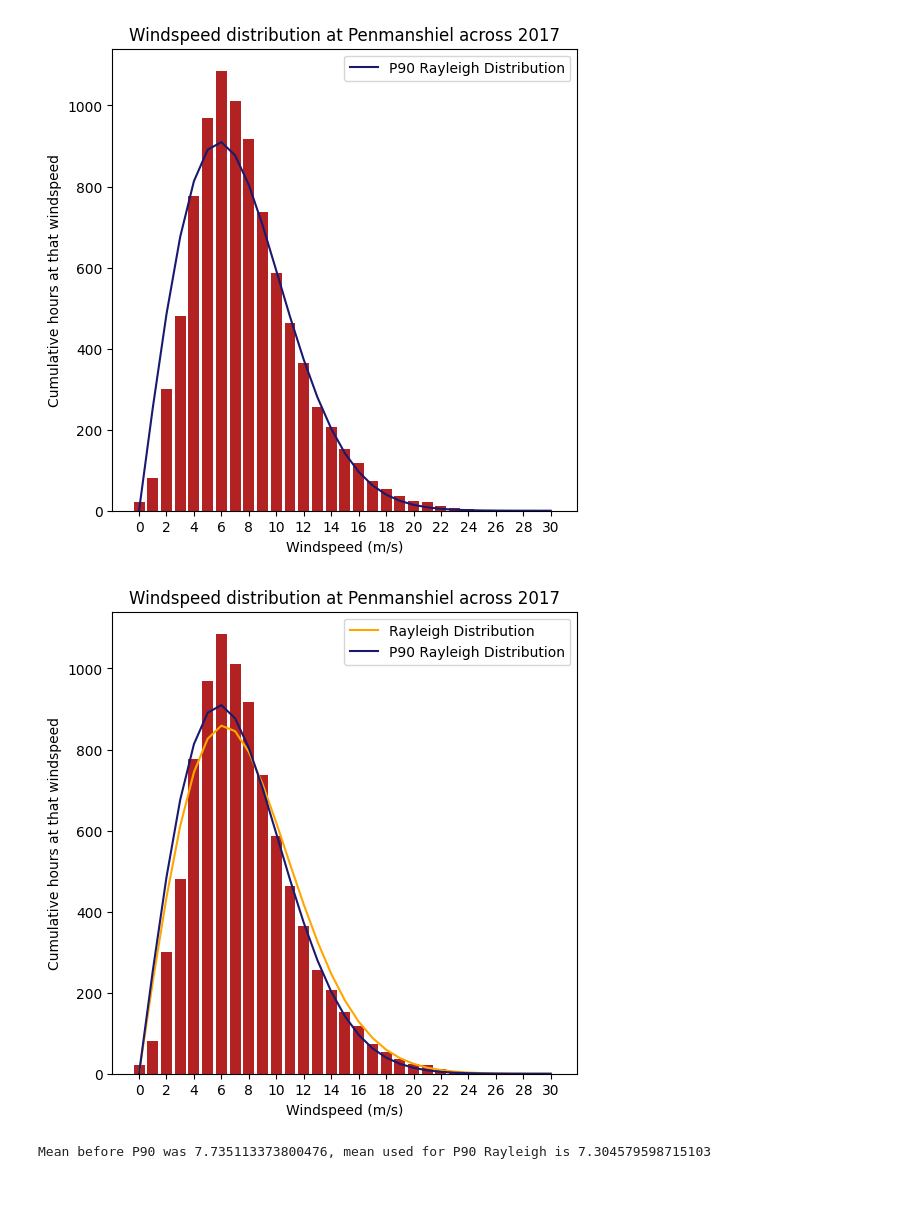
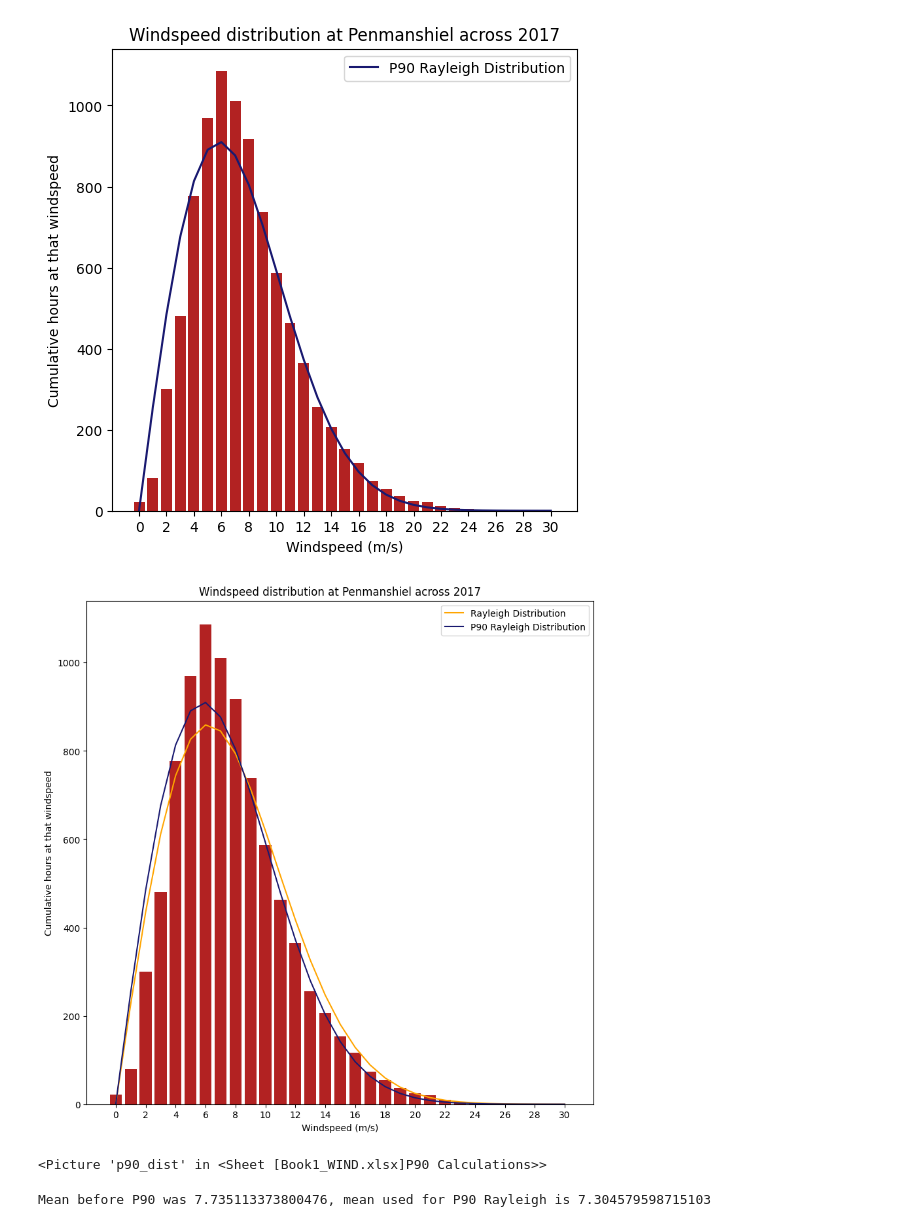
Before and after one commit to sofiagilardini/wind_energy_5, a Jupyter notebook: py3.ipynb, the cells around one changed output. Drawn from its saved outputs; the diff is of its cells as text; code cells hidden in the pictures; blank space fills up the shorter version.

```diff
--- a/py3.ipynb
+++ b/py3.ipynb
@@ -28,9 +60,15 @@ df_C_9 = pandas.read_excel(f'./datasets/{site_list[2]}.xlsx' , sheet_name=9)
 # %%
 list_df = [df_C_0, df_C_1, df_C_2, df_C_3, df_C_4, df_C_5, df_C_6, df_C_7, df_C_8, df_C_9]
 
-for i in range(len(list_df)):
-    list_df[i].columns = ['datetime', 'mean_wind_dir', 'mean_speed_knots'] # for standardisation
-    list_df[i] = list_df[i][:-1] # removes 'end data' row
+years_list = [2013, 2014, 2015, 2016, 2017, 2018, 2019, 2020, 2021, 2022]
+
+for index, df in enumerate(list_df):
+    list_df[index].columns = ['datetime', 'mean_wind_dir', 'mean_speed_knots'] # for standardisation
+    list_df[index] = list_df[index][:-1] # removes 'end data' row
+
+    #df['year'] = years_list[index]
+
+
     #list_df[i]["mean_speed_ms"] = (list_df[i]['mean_speed_knots'] * (1 / 1.94384)) does not work
 
 
@@ -142,6 +196,8 @@ for df in list_df:
 
 
 P90_df = pandas.DataFrame(data = mean_list_C, columns=['mean_C'])
+P90_df['year'] = years_list
+
 P90_df = P90_df.sort_values(by = 'mean_C').reset_index(drop = True)
 
 
@@ -182,9 +238,14 @@ P90_df
 # %%
-P90_df['rank'] = P90_df['mean_P'].rank(ascending=False)
+
+
+P90_df['mean_P_scaled'] = (np.log(z_2/z_0) / (np.log(z_1/z_0))) * P90_df['mean_P']
+
+
+P90_df['rank'] = P90_df['mean_P_scaled'].rank(ascending=False)
 
 totalyears = len(P90_df)
 
-P90_df['exc_prob'] = P90_df['rank'] / (totalyears+1)
-
+P90_df['exc_prob'] = (P90_df['rank'] / (totalyears+1) * 100
+)
 P90_df
 # %% [output]
@@ -214,6 +316,6 @@ Text(0, 0.5, 'Exceedance Probability')
 # %%
 number_years = len(P90_df)
-mean_p90_df = P90_df['mean_P'].mean()
+mean_p90_df = P90_df['mean_P_scaled'].mean()
 sd_p90_df = P90_df['mean_P'].std()
 
 # p90 as a number of std = 1.282
@@ -223,3 +325,8 @@ p90_std_num = 1.282
 P90_windspeed = mean_p90_df - (p90_std_num * sd_p90_df)
 
 P90_windspeed
+
+
+# assign to the spreadsheet
+P90_sheet.range('K14').value = P90_windspeed
+P90_sheet.range('K13').value = p90_std_num
@@ -312,34 +428,44 @@ plt.savefig("windspeed_distribution_penmanshiel_2017_withR_P90.png")
 # %%
 U = np.arange(0, df_P_2017['mean_speed_ms'].max(), 1)
 
 k = 2
 c = 1.13 * mean_for_c
 
 df_P_2017_vcounts["R_P90"] = ((k/c) * ((U / c)**(k-1)) * np.exp(-(U/c)**k)) * 8760
 
 
 x = np.arange(0, len(df_P_2017_vcounts))
 
-fig, ax = plt.subplots(figsize = (6, 6))
+fig, ax = plt.subplots(figsize = (10, 10))
 
 x = df_P_2017_vcounts["mean_speed_ms_rounded"]
 y = df_P_2017_vcounts['rel_freq_hours']
 
 
 ax.bar(x, y, color = 'firebrick')
 
 # cannot plot both of these simoultaneously
 ax.plot(x, df_P_2017_vcounts["R"], label = 'Rayleigh Distribution', c = 'orange')
 ax.plot(x, df_P_2017_vcounts["R_P90"], label = 'P90 Rayleigh Distribution', c = 'midnightblue')
 plt.legend()
 ax.set_xticks(np.arange(0, len(x), 2))
 ax.set_title("Windspeed distribution at Penmanshiel across 2017")
 ax.set_xlabel("Windspeed (m/s)")
 ax.set_ylabel("Cumulative hours at that windspeed")
 
 plt.savefig("windspeed_distribution_penmanshiel_2017_withR_P90_comp.png")
 # %% [output]
-[figure, old version]
+[figure, new version]
+# %%
+left = P90_sheet.range('E37').left  # X-coordinate (horizontal position)
+top = P90_sheet.range('E37').top   # Y-coordinate (vertical position)
+width = 700           # Width of the image
+# height = 300
+
+
+P90_sheet.pictures.add('windspeed_distribution_penmanshiel_2017_withR_P90_comp.png', name = 'p90_dist', update = True, left=left, top=top)
+# %% [output]
+<Picture 'p90_dist' in <Sheet [Book1_WIND.xlsx]P90 Calculations>>
 # %%
 print(f"Mean before P90 was {mean_2017}, mean used for P90 Rayleigh is {mean_for_c}")
 # %% [output]
```
Also changed, not shown: parts of 18 cells of this notebook, 24 other files.
